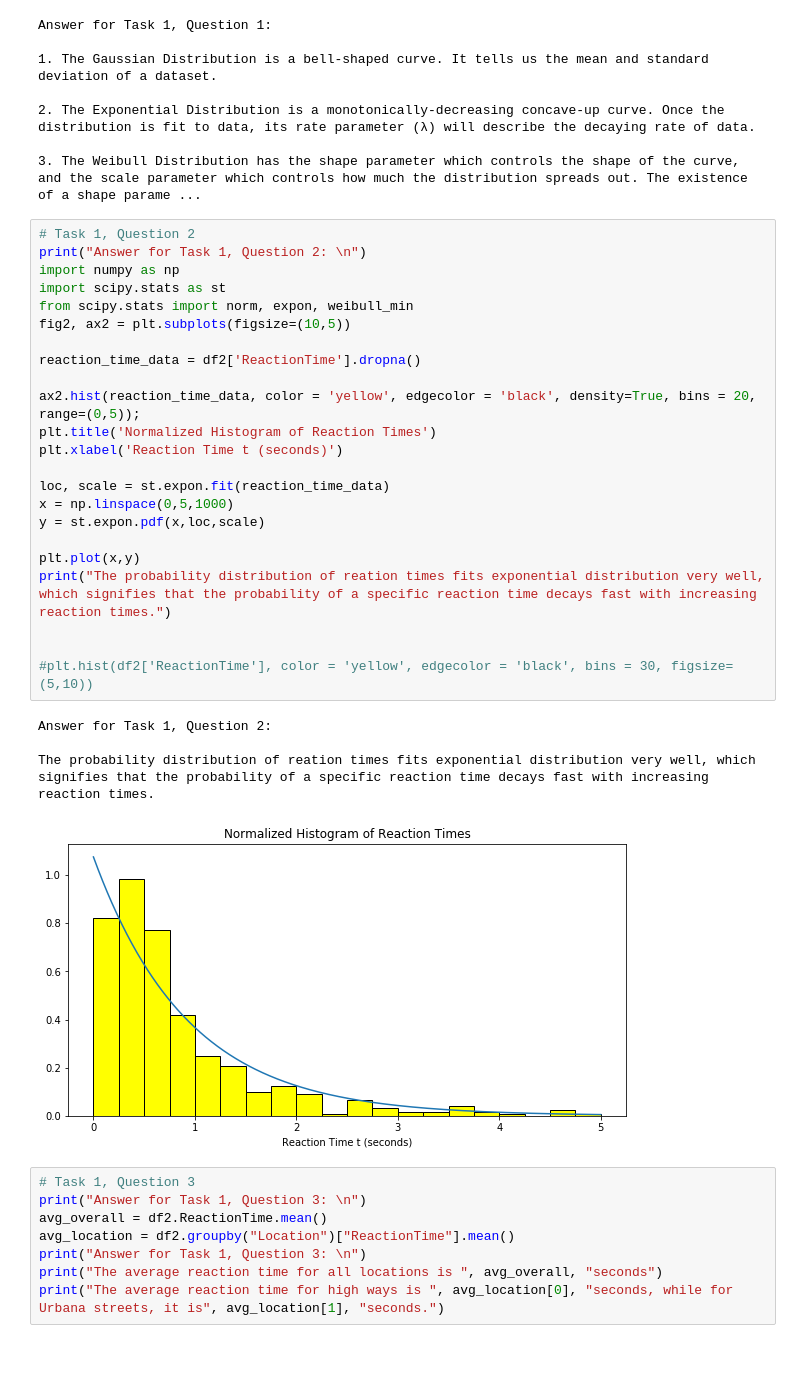
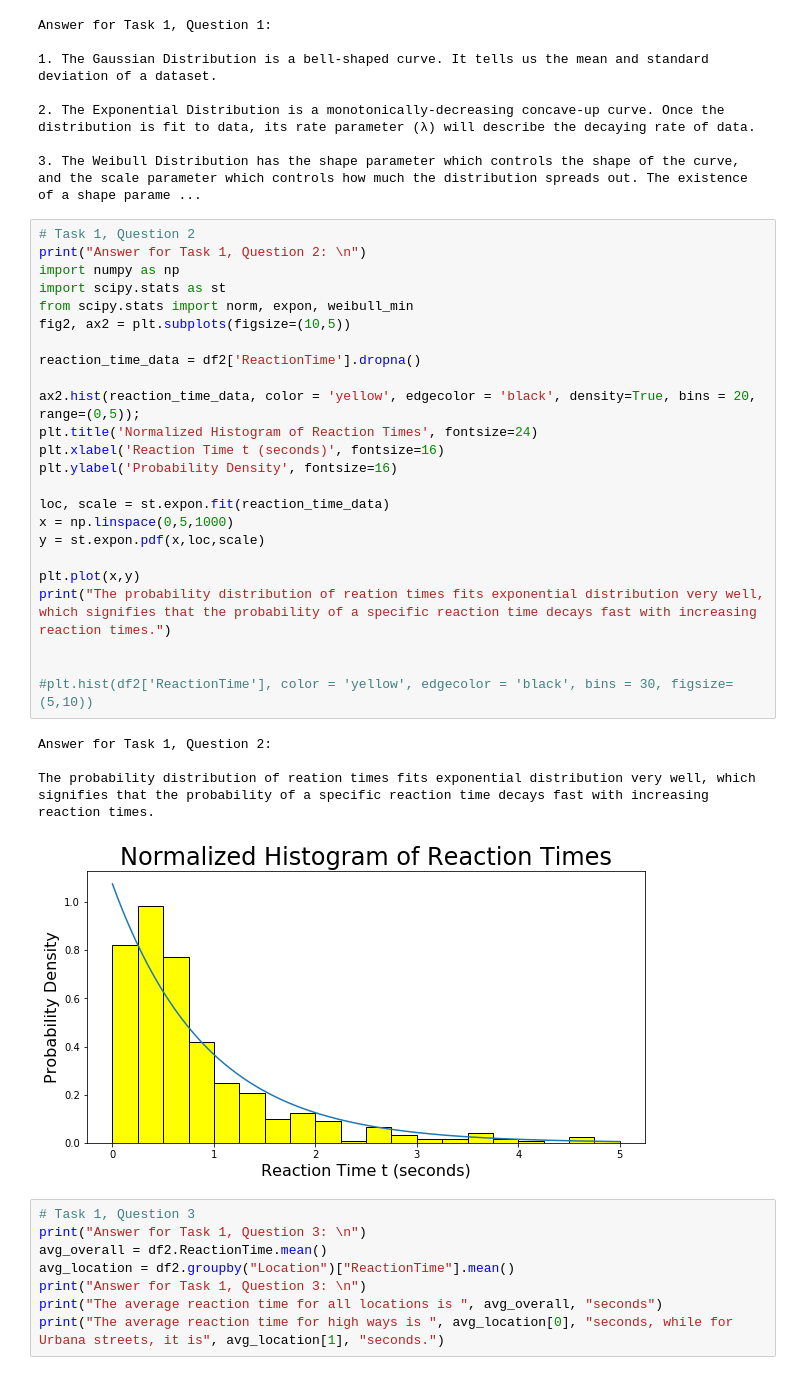
Before and after one commit to diditong/cs498_project_1, a Jupyter notebook: Mini Project 1.ipynb, the cells around one changed output. Drawn from its saved outputs; the diff is of its cells as text.

```diff
--- a/Mini Project 1.ipynb
+++ b/Mini Project 1.ipynb
@@ -112,31 +115,32 @@ Answer for Task 1, Question 1:
 # %%
 # Task 1, Question 2
 print("Answer for Task 1, Question 2: \n")
 import numpy as np
 import scipy.stats as st
 from scipy.stats import norm, expon, weibull_min
 fig2, ax2 = plt.subplots(figsize=(10,5))
 
 reaction_time_data = df2['ReactionTime'].dropna()
 
 ax2.hist(reaction_time_data, color = 'yellow', edgecolor = 'black', density=True, bins = 20, range=(0,5));
-plt.title('Normalized Histogram of Reaction Times')
-plt.xlabel('Reaction Time t (seconds)')
+plt.title('Normalized Histogram of Reaction Times', fontsize=24)
+plt.xlabel('Reaction Time t (seconds)', fontsize=16)
+plt.ylabel('Probability Density', fontsize=16)
 
 loc, scale = st.expon.fit(reaction_time_data)
 x = np.linspace(0,5,1000)
 y = st.expon.pdf(x,loc,scale)
 
 plt.plot(x,y)
 print("The probability distribution of reation times fits exponential distribution very well, which signifies that the probability of a specific reaction time decays fast with increasing reaction times.")
 
 
 #plt.hist(df2['ReactionTime'], color = 'yellow', edgecolor = 'black', bins = 30, figsize=(5,10))
 # %% [output]
 Answer for Task 1, Question 2:
 
 The probability distribution of reation times fits exponential distribution very well, which signifies that the probability of a specific reaction time decays fast with increasing reaction times.
-[figure, old version]
+[figure, new version]
 # %%
 # Task 1, Question 3
 print("Answer for Task 1, Question 3: \n")
```
Also changed, not shown: parts of 2 cells of this notebook.
